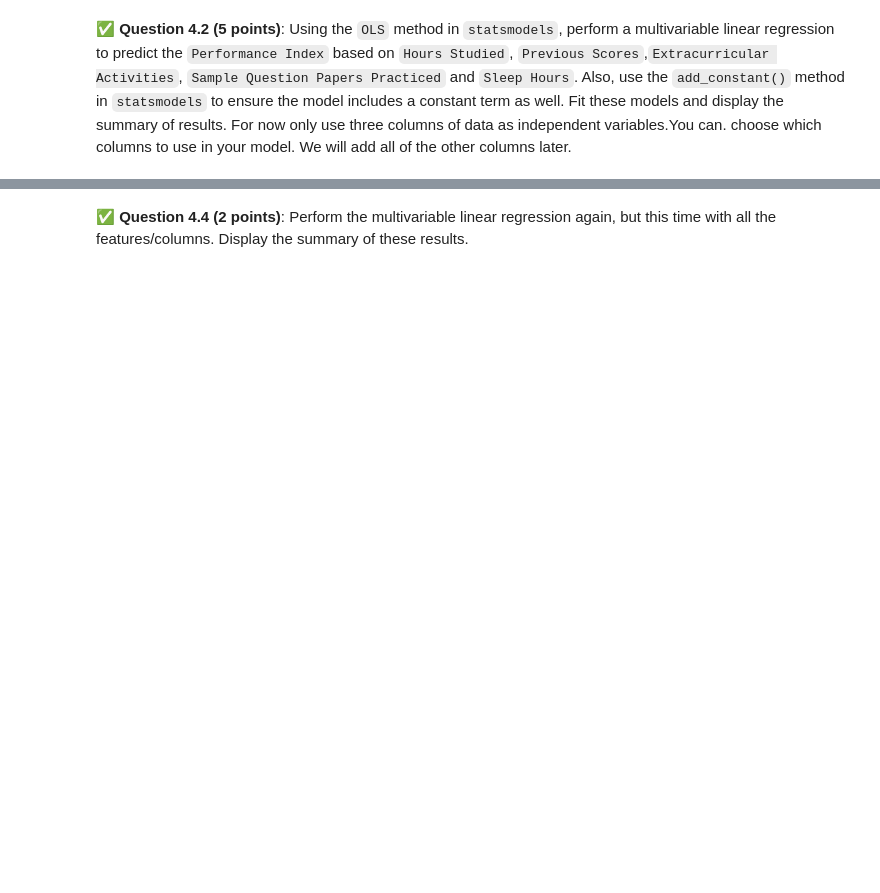
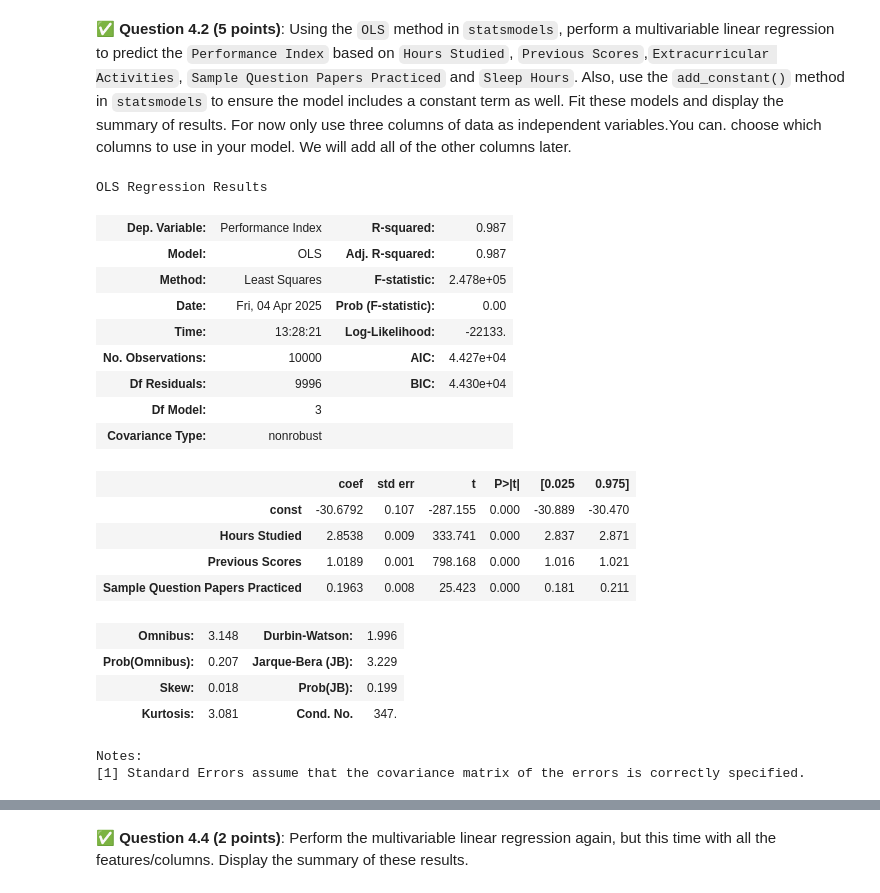
Before and after one commit to yashikaadesai/CMSE202-S25-turnin, a Jupyter notebook: hw-03/HW-03_Regression-S25-STUDENT.ipynb, the cells around one changed output, grey strips where cells are left out. Cells and saved outputs as stored; diff of their text form; code cells hidden in the pictures; blank space fills up the shorter version.

```diff
--- a/hw-03/HW-03_Regression-S25-STUDENT.ipynb
+++ b/hw-03/HW-03_Regression-S25-STUDENT.ipynb
@@ -272,3 +301,37 @@ First, download and read in this synthetic dataset of Student Performance. `http
+# %%
+# Put your code here
+import pandas as pd
+import statsmodels.api as sm
+
+student_data = pd.read_csv("Student_Performance.csv")
+student_data = student_data.dropna()
+X = student_data[['Hours Studied', 'Previous Scores', 'Sample Question Papers Practiced']]
+y = student_data['Performance Index']
+X = sm.add_constant(X)
+model = sm.OLS(y, X).fit()
+model.summary()
+# %% [output]
+OLS Regression Results
+| Dep. Variable: | Performance Index | R-squared: | 0.987 |
+| Model: | OLS | Adj. R-squared: | 0.987 |
+| Method: | Least Squares | F-statistic: | 2.478e+05 |
+| Date: | Fri, 04 Apr 2025 | Prob (F-statistic): | 0.00 |
+| Time: | 13:28:21 | Log-Likelihood: | -22133. |
+| No. Observations: | 10000 | AIC: | 4.427e+04 |
+| Df Residuals: | 9996 | BIC: | 4.430e+04 |
+| Df Model: | 3 |  |  |
+| Covariance Type: | nonrobust |  |  |
+|  | coef | std err | t | P>|t| | [0.025 | 0.975] |
+| const | -30.6792 | 0.107 | -287.155 | 0.000 | -30.889 | -30.470 |
+| Hours Studied | 2.8538 | 0.009 | 333.741 | 0.000 | 2.837 | 2.871 |
+| Previous Scores | 1.0189 | 0.001 | 798.168 | 0.000 | 1.016 | 1.021 |
+| Sample Question Papers Practiced | 0.1963 | 0.008 | 25.423 | 0.000 | 0.181 | 0.211 |
+| Omnibus: | 3.148 | Durbin-Watson: | 1.996 |
+| Prob(Omnibus): | 0.207 | Jarque-Bera (JB): | 3.229 |
+| Skew: | 0.018 | Prob(JB): | 0.199 |
+| Kurtosis: | 3.081 | Cond. No. | 347. |
+Notes:
+[1] Standard Errors assume that the covariance matrix of the errors is correctly specified.
 # %% [markdown]
 &#9989;  **Question 4.3 (4 points)**: Answer the following questions:
 
```
Also changed, not shown: parts of 11 cells of this notebook, 1 other file.
